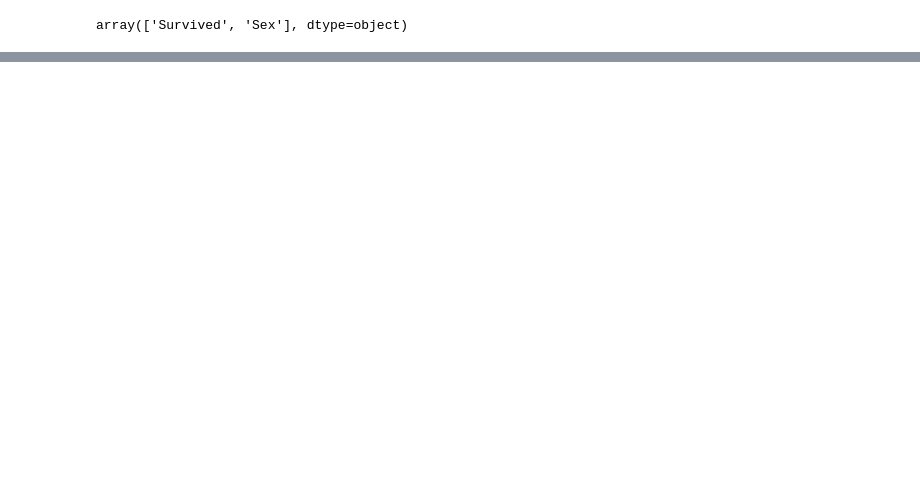
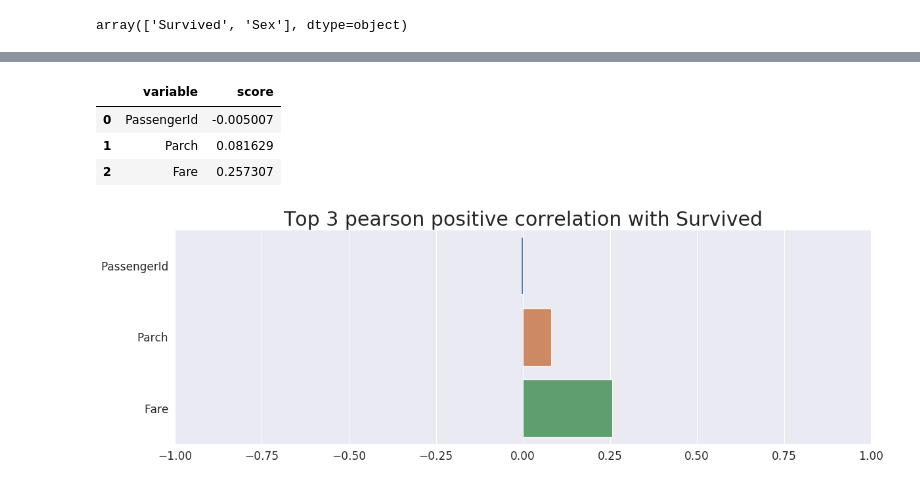
Before and after one commit to Aykhan-sh/pandaseda, a Jupyter notebook: examples.ipynb, the cells around one changed output, grey strips where cells are left out. Drawn from its saved outputs; the diff is of its cells as text; code cells hidden in the pictures; blank space fills up the shorter version.

```diff
--- a/examples.ipynb
+++ b/examples.ipynb
@@ -47,0 +72,8 @@ array(['Survived', 'Sex'], dtype=object)
+# %%
+getTopCororrelation(titanic, 'Survived', topc=3, sorttype='positive')
+# %% [output]
+|  | variable | score |
+| 0 | PassengerId | -0.005007 |
+| 1 | Parch | 0.081629 |
+| 2 | Fare | 0.257307 |
+[figure, added]
```
Also changed, not shown: parts of 4 cells of this notebook, 2 other files.
